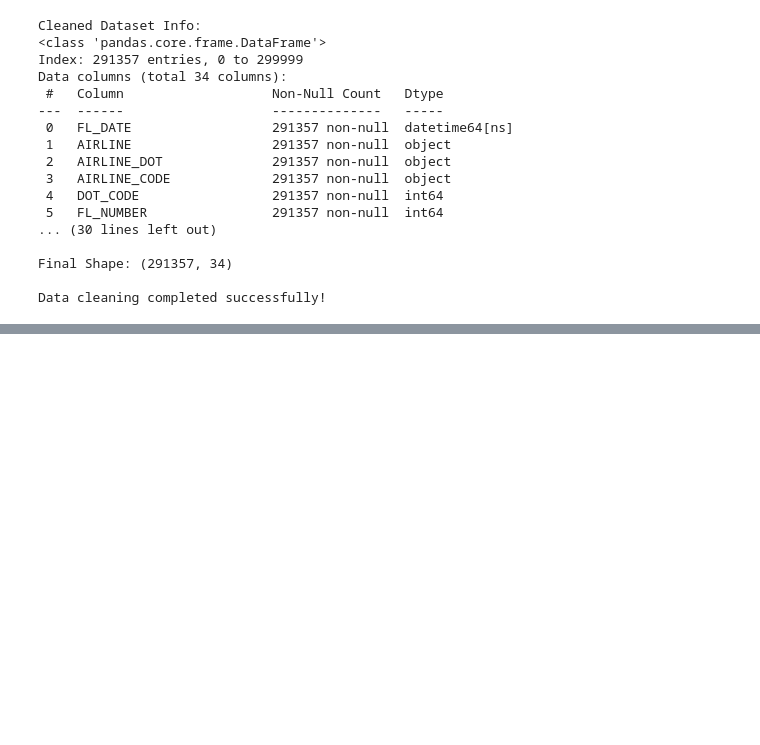
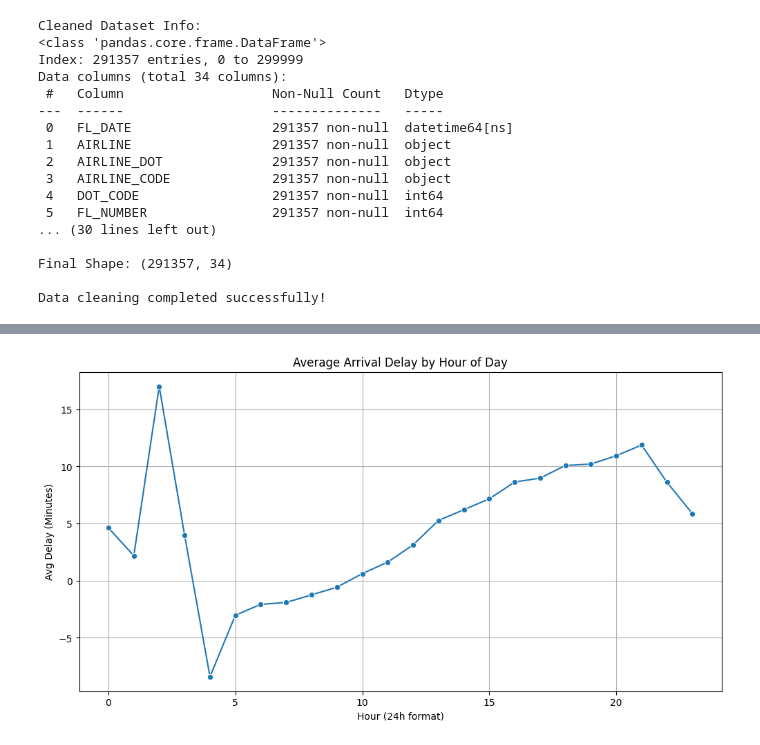
Before and after one commit to Nadaebx/flight-delay-analytics, a Jupyter notebook: flight-delay-analytics/notebooks/flight_analysis.ipynb, the cells around one changed output, grey strips where cells are left out. Cells and saved outputs as stored; diff of their text form; code cells hidden in the pictures; blank space fills up the shorter version.

```diff
--- a/flight-delay-analytics/notebooks/flight_analysis.ipynb
+++ b/flight-delay-analytics/notebooks/flight_analysis.ipynb
@@ -151,0 +221,14 @@ Data cleaning completed successfully!
+# %%
+df['DEP_HOUR'] = df['CRS_DEP_TIME'] // 100
+
+hourly_delay = df.groupby('DEP_HOUR')['ARR_DELAY'].mean()
+
+plt.figure(figsize=(12, 6))
+sns.lineplot(x=hourly_delay.index, y=hourly_delay.values, marker='o')
+plt.title('Average Arrival Delay by Hour of Day')
+plt.xlabel('Hour (24h format)')
+plt.ylabel('Avg Delay (Minutes)')
+plt.grid(True)
+plt.show()
+# %% [output]
+[figure, added]
```
Also changed, not shown: parts of 11 cells of this notebook, 2 other files.
